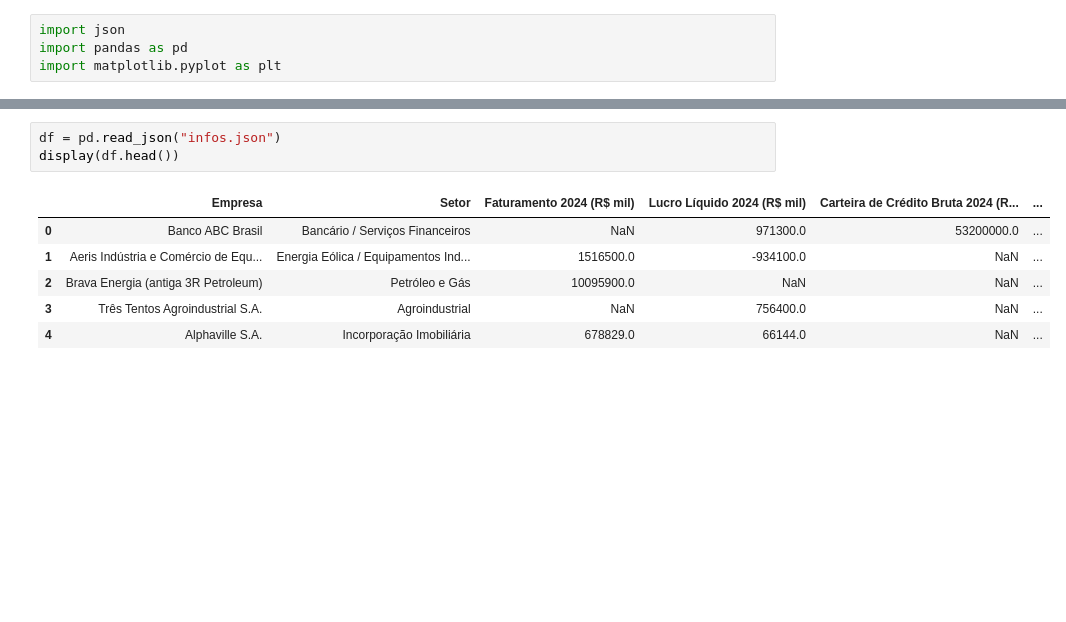
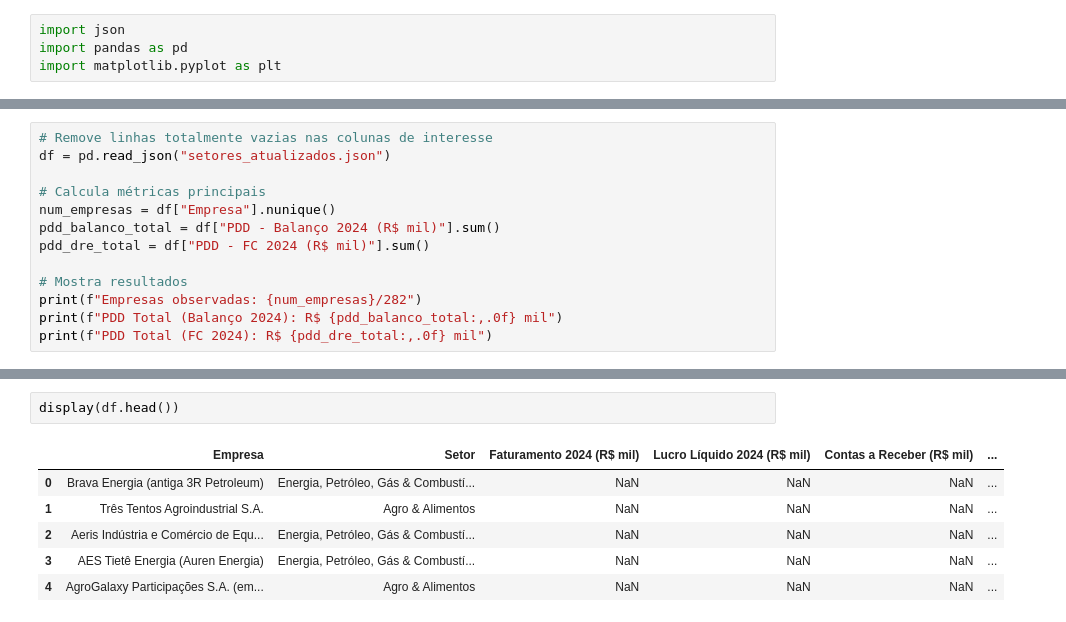
Before and after one commit to MatheusGimenesDeAlmeida/AI-Credit-Analyst-Agent, a Jupyter notebook: market_sizing/Resultados/analise.ipynb, the cells around one changed output, grey strips where cells are left out. Saved outputs shown, nothing was run; the diff lists cells and outputs as text; blank space fills up the shorter version.

Commit message:
infos e graficos

```diff
--- a/market_sizing/Resultados/analise.ipynb
+++ b/market_sizing/Resultados/analise.ipynb
@@ -6,0 +27,13 @@ import matplotlib.pyplot as plt
+# %%
+# Remove linhas totalmente vazias nas colunas de interesse
+df = pd.read_json("setores_atualizados.json")
+
+# Calcula métricas principais
+num_empresas = df["Empresa"].nunique()
+pdd_balanco_total = df["PDD - Balanço 2024 (R$ mil)"].sum()
+pdd_dre_total = df["PDD - FC 2024 (R$ mil)"].sum()
+
+# Mostra resultados
+print(f"Empresas observadas: {num_empresas}/282")
+print(f"PDD Total (Balanço 2024): R$ {pdd_balanco_total:,.0f} mil")
+print(f"PDD Total (FC 2024): R$ {pdd_dre_total:,.0f} mil")
@@ -7,13 +228,12 @@ import matplotlib.pyplot as plt
 # %%
-df = pd.read_json("infos.json")
 display(df.head())
 # %% [output]
-|  | Empresa | Setor | Faturamento 2024 (R$ mil) | Lucro Líquido 2024 (R$ mil) | Carteira de Crédito Bruta 2024 (R... | ... |
-| 0 | Banco ABC Brasil | Bancário / Serviços Financeiros | NaN | 971300.0 | 53200000.0 | ... |
-| 1 | Aeris Indústria e Comércio de Equ... | Energia Eólica / Equipamentos Ind... | 1516500.0 | -934100.0 | NaN | ... |
-| 2 | Brava Energia (antiga 3R Petroleum) | Petróleo e Gás | 10095900.0 | NaN | NaN | ... |
-| 3 | Três Tentos Agroindustrial S.A. | Agroindustrial | NaN | 756400.0 | NaN | ... |
-| 4 | Alphaville S.A. | Incorporação Imobiliária | 678829.0 | 66144.0 | NaN | ... |
+|  | Empresa | Setor | Faturamento 2024 (R$ mil) | Lucro Líquido 2024 (R$ mil) | Contas a Receber (R$ mil) | ... |
+| 0 | Brava Energia (antiga 3R Petroleum) | Energia, Petróleo, Gás & Combustí... | NaN | NaN | NaN | ... |
+| 1 | Três Tentos Agroindustrial S.A. | Agro & Alimentos | NaN | NaN | NaN | ... |
+| 2 | Aeris Indústria e Comércio de Equ... | Energia, Petróleo, Gás & Combustí... | NaN | NaN | NaN | ... |
+| 3 | AES Tietê Energia (Auren Energia) | Energia, Petróleo, Gás & Combustí... | NaN | NaN | NaN | ... |
+| 4 | AgroGalaxy Participações S.A. (em... | Agro & Alimentos | NaN | NaN | NaN | ... |
 # %%
 # Converter colunas numéricas (tratando None como NaN)
 df = df.apply(pd.to_numeric, errors='ignore')
```
Also changed, not shown: parts of 11 cells of this notebook, 3 other files.
